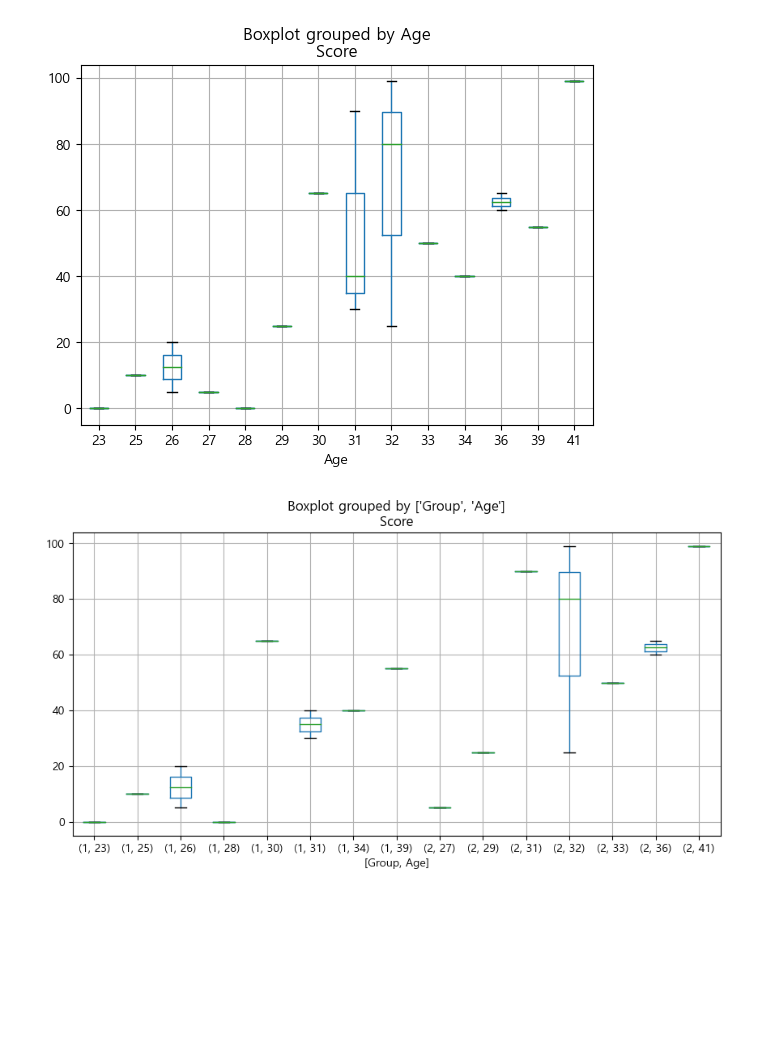
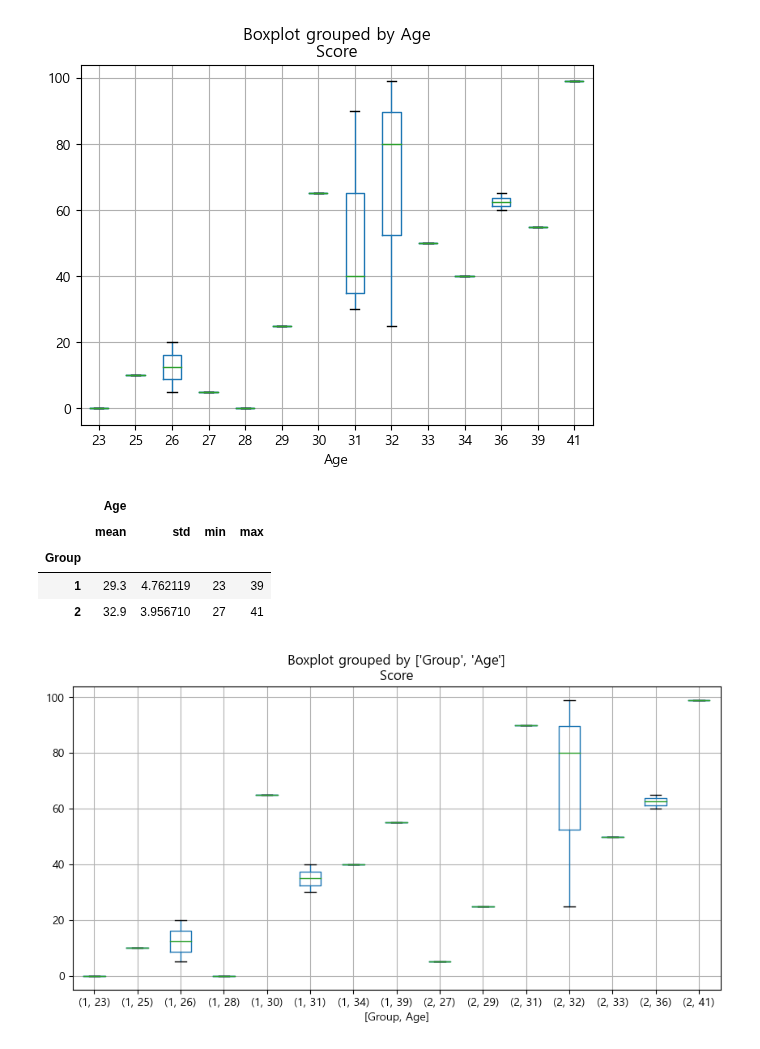
Before and after one commit to anjuiswhat/TIL, a Jupyter notebook: ADP_스터디/통계분석_3주차_이민성.ipynb, the cells around one changed output. Drawn from its saved outputs; the diff is of its cells as text; code cells hidden in the pictures; blank space fills up the shorter version.

```diff
--- a/ADP_스터디/통계분석_3주차_이민성.ipynb
+++ b/ADP_스터디/통계분석_3주차_이민성.ipynb
@@ -619,6 +633,14 @@ plt.show()
 # %% [output]
 [figure]
 [figure]
+# %%
+df.groupby('Group').agg( {'Age' : [ 'mean', 'std', 'min', 'max' ] } )
+# %% [output]
+|  | Age |  |  |  |
+|  | mean | std | min | max |
+| Group |  |  |  |  |
+| 1 | 29.3 | 4.762119 | 23 | 39 |
+| 2 | 32.9 | 3.956710 | 27 | 41 |
 # %%
 df.boxplot('Score', by=['Group', 'Age'],
            figsize=(10, 5) )
```
Also changed, not shown: parts of 7 cells of this notebook, 21 other files.
